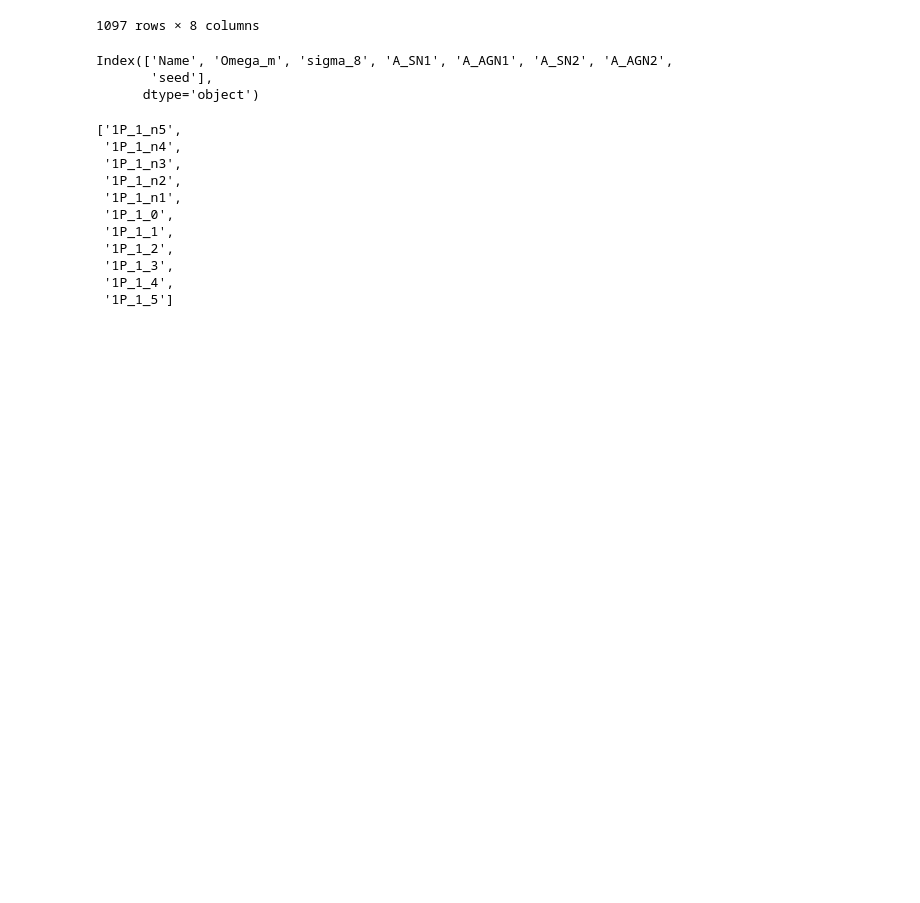
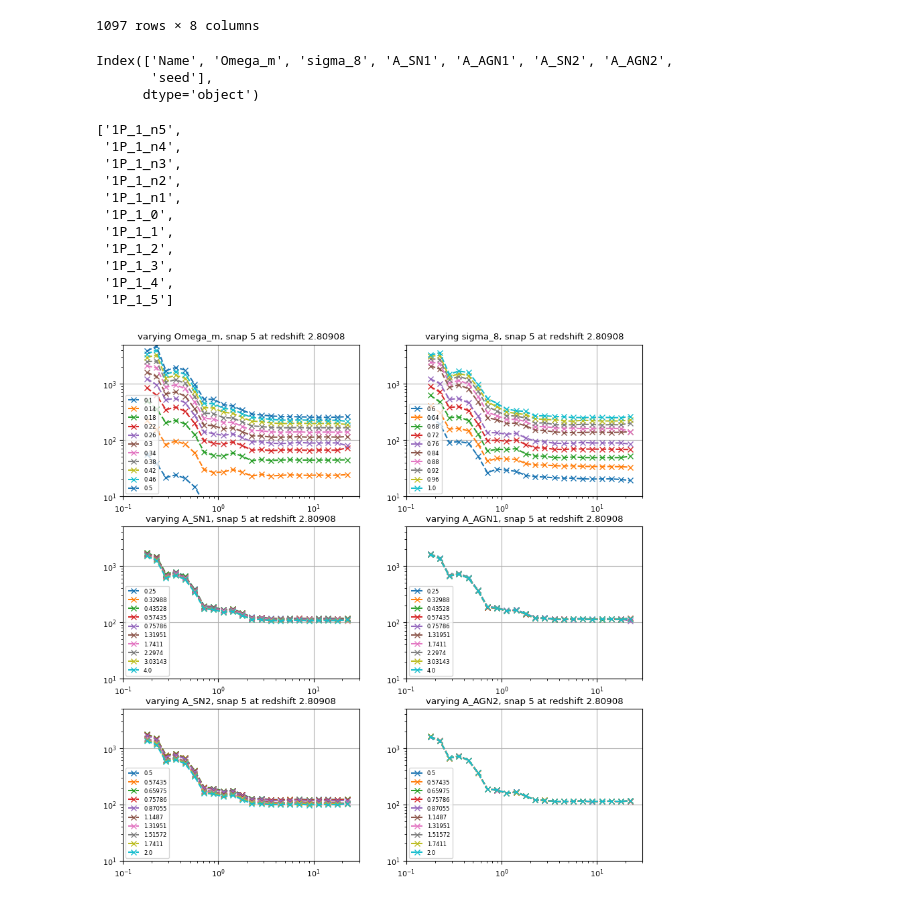
Before and after one commit to shubhagrawal30/CosmoIM, a Jupyter notebook: notebooks/1P_plots.ipynb, the cells around one changed output. Saved outputs shown, nothing was run; the diff lists cells and outputs as text; code cells hidden in the pictures; blank space fills up the shorter version.

```diff
--- a/notebooks/1P_plots.ipynb
+++ b/notebooks/1P_plots.ipynb
@@ -70,3 +72,7 @@ def make_plots_for_all_paras(snap_index=10, redshift=2):
     plt.show()
     plt.close()
+# %%
+make_plots_for_all_paras(snap_index=5)
+# %% [output]
+[figure, added]
 # %%
```
Also changed, not shown: parts of 4 cells of this notebook.
